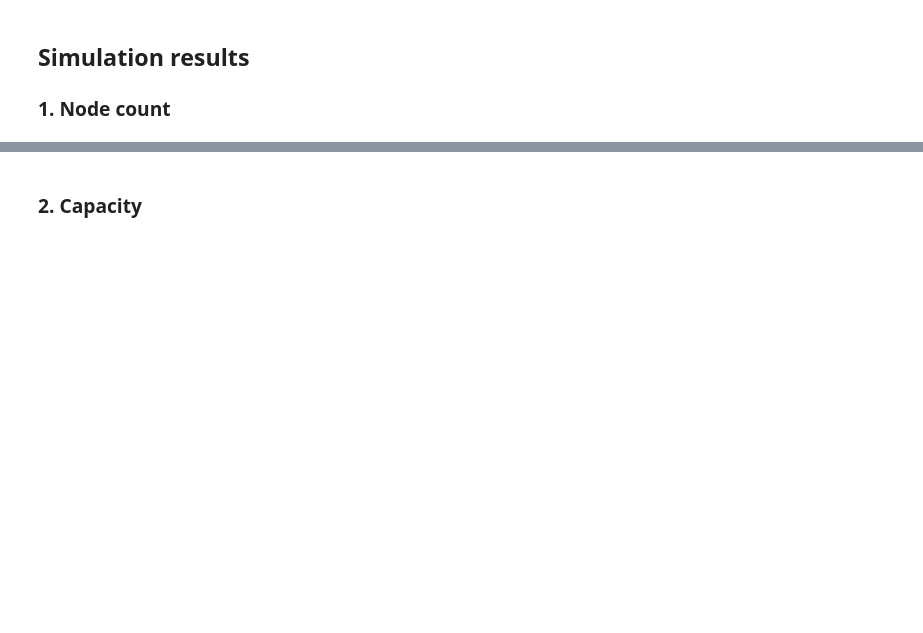
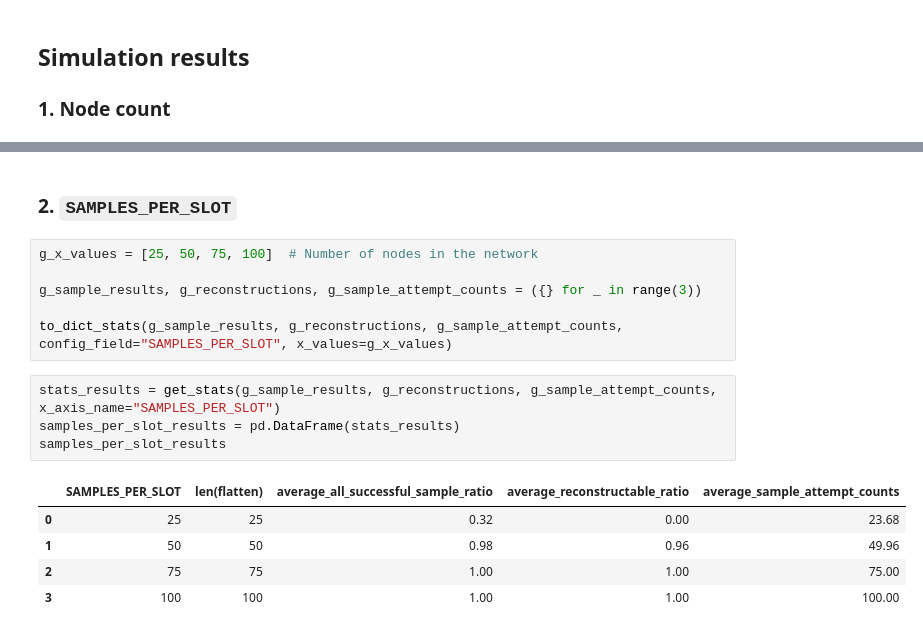
Before and after one commit to hwwhww/peerdas, a Jupyter notebook: sim.ipynb, the cells around one changed output, grey strips where cells are left out. Saved outputs shown, nothing was run; the diff lists cells and outputs as text; blank space fills up the shorter version.

```diff
--- a/sim.ipynb
+++ b/sim.ipynb
@@ -559,2 +572,18 @@ plt.show()
 # %% [markdown]
-### 2. Capacity
+### 2. `SAMPLES_PER_SLOT`
+# %%
+g_x_values = [25, 50, 75, 100]  # Number of nodes in the network
+
+g_sample_results, g_reconstructions, g_sample_attempt_counts = ({} for _ in range(3))
+
+to_dict_stats(g_sample_results, g_reconstructions, g_sample_attempt_counts, config_field="SAMPLES_PER_SLOT", x_values=g_x_values)
+# %%
+stats_results = get_stats(g_sample_results, g_reconstructions, g_sample_attempt_counts, x_axis_name="SAMPLES_PER_SLOT")
+samples_per_slot_results = pd.DataFrame(stats_results)
+samples_per_slot_results
+# %% [output]
+|  | SAMPLES_PER_SLOT | len(flatten) | average_all_successful_sample_ratio | average_reconstructable_ratio | average_sample_attempt_counts |
+| 0 | 25 | 25 | 0.32 | 0.00 | 23.68 |
+| 1 | 50 | 50 | 0.98 | 0.96 | 49.96 |
+| 2 | 75 | 75 | 1.00 | 1.00 | 75.00 |
+| 3 | 100 | 100 | 1.00 | 1.00 | 100.00 |
```
Also changed, not shown: parts of 18 cells of this notebook.
